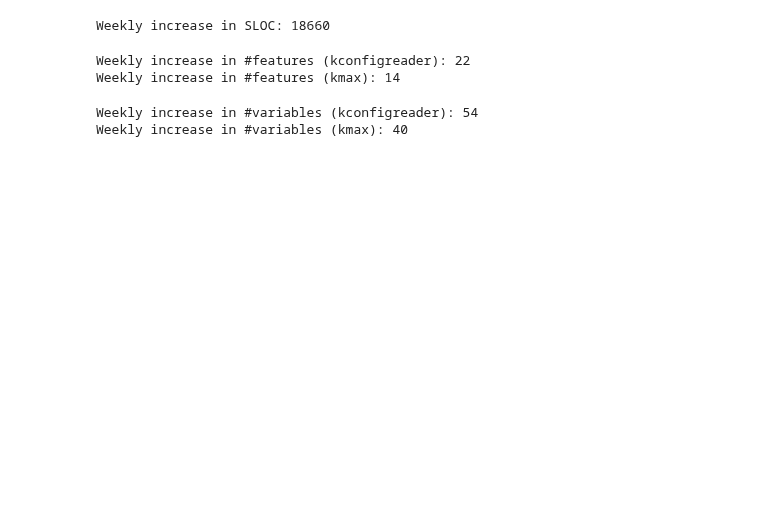
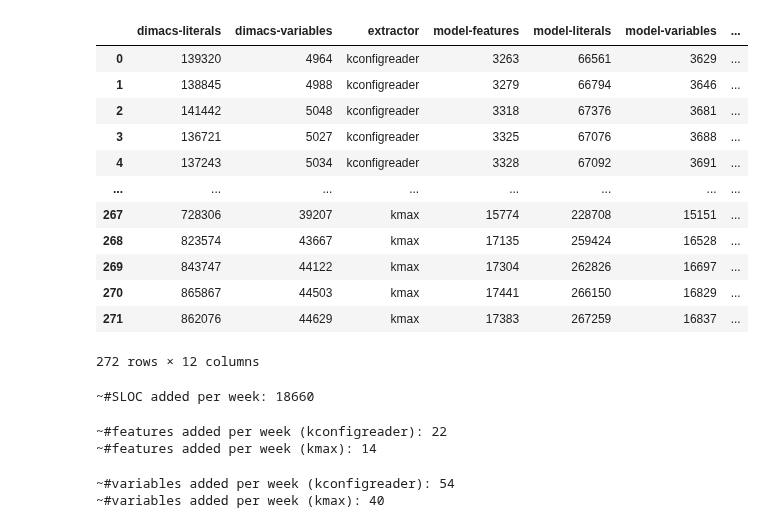
Before and after one commit to ekuiter/torte, a Jupyter notebook: experiments/draft-linux.ipynb, the cells around one changed output. Cells and saved outputs as stored; diff of their text form; code cells hidden in the pictures; blank space fills up the shorter version.

```diff
--- a/experiments/draft-linux.ipynb
+++ b/experiments/draft-linux.ipynb
@@ -9,33 +15,42 @@ import statsmodels
 # %%
-df = pd.read_csv('../output/solve_other_d4.sh/output.csv')
-df['arch'] = df['environment'].map(lambda e: re.findall('\|ARCH=(.*?)\|', e)[0])
-df = df.rename(columns={"committer_date_unix": "committer_date"})
-df['committer_date'] = df['committer_date'].apply(lambda d: pd.to_datetime(d, unit='s'))
-df = df.drop(columns=['kconfig-file', 'environment', 'binding-file', 'model-file', 'dimacs-file', 'dimacs-transformer', 'dimacs-time', 'model-time', 'smt-file', 'smt-time', 'smt-transformer', 'dimacs-analyzer', 'system', 'name', 'committer_date_readable'])
-df['mc'] = (df['model-count']).fillna(0).map(lambda s: len(str(s))) #todo
+df = pd.read_csv('../output-sp2-2023-05-08/solve_other_d4.sh/output.csv')
+df['committer_date'] = df['committer_date_unix'].apply(lambda d: pd.to_datetime(d, unit='s'))
+df = df.drop(columns=['kconfig-file', 'environment', 'binding-file', 'model-file', 'dimacs-file', 'dimacs-transformer', 'dimacs-time', 'model-time', 'smt-file', 'smt-time', 'smt-transformer', 'dimacs-analyzer', 'system', 'name', 'committer_date_readable', 'committer_date_unix'])
+df['model-count-log10'] = (df['model-count']).fillna(0).map(lambda s: len(str(s))) #todo
 df
+# %% [output]
+|  | dimacs-literals | dimacs-variables | extractor | model-features | model-literals | model-variables | ... |
+| 0 | 139320 | 4964 | kconfigreader | 3263 | 66561 | 3629 | ... |
+| 1 | 138845 | 4988 | kconfigreader | 3279 | 66794 | 3646 | ... |
+| 2 | 141442 | 5048 | kconfigreader | 3318 | 67376 | 3681 | ... |
+| 3 | 136721 | 5027 | kconfigreader | 3325 | 67076 | 3688 | ... |
+| 4 | 137243 | 5034 | kconfigreader | 3328 | 67092 | 3691 | ... |
+| ... | ... | ... | ... | ... | ... | ... | ... |
+| 267 | 728306 | 39207 | kmax | 15774 | 228708 | 15151 | ... |
+| 268 | 823574 | 43667 | kmax | 17135 | 259424 | 16528 | ... |
+| 269 | 843747 | 44122 | kmax | 17304 | 262826 | 16697 | ... |
+| 270 | 865867 | 44503 | kmax | 17441 | 266150 | 16829 | ... |
+| 271 | 862076 | 44629 | kmax | 17383 | 267259 | 16837 | ... |
+272 rows × 12 columns
 # %%
-fig = px.scatter(df, x=df['committer_date'], y=df['source_lines_of_code'], hover_data=['revision'], trendline='ols')
-results = px.get_trendline_results(fig)
-print("Weekly increase in SLOC: " + str(int(results.iloc[0]["px_fit_results"].params[1] * pd.to_timedelta(1, unit='d').total_seconds() * 7)))
+fig = px.scatter(df, x='committer_date', y='source_lines_of_code', hover_data=['revision'], trendline='ols')
+print("~#SLOC added per week: " + str(int(added_weekly(fig, 0))))
 fig
 # %% [output]
-Weekly increase in SLOC: 18660
+~#SLOC added per week: 18660
 # %%
-fig = px.scatter(df, x=df['committer_date'], y=df['model-features'], hover_data=['revision'], trendline='ols', color='extractor')
-results = px.get_trendline_results(fig)
-print("Weekly increase in #features (kconfigreader): " + str(int(results.iloc[0]["px_fit_results"].params[1] * pd.to_timedelta(1, unit='d').total_seconds() * 7)))
-print("Weekly increase in #features (kmax): " + str(int(results.iloc[1]["px_fit_results"].params[1] * pd.to_timedelta(1, unit='d').total_seconds() * 7)))
+fig = px.scatter(df, x='committer_date', y='model-features', hover_data=['revision'], trendline='ols', color='extractor')
+print("~#features added per week (kconfigreader): " + str(int(added_weekly(fig, 0))))
+print("~#features added per week (kmax): " + str(int(added_weekly(fig, 1))))
 fig
 # %% [output]
-Weekly increase in #features (kconfigreader): 22
-Weekly increase in #features (kmax): 14
+~#features added per week (kconfigreader): 22
+~#features added per week (kmax): 14
 # %%
-fig = px.scatter(df, x=df['committer_date'], y=df['dimacs-variables'], hover_data=['revision'], trendline='ols', color='extractor')
-results = px.get_trendline_results(fig)
-print("Weekly increase in #variables (kconfigreader): " + str(int(results.iloc[0]["px_fit_results"].params[1] * pd.to_timedelta(1, unit='d').total_seconds() * 7)))
-print("Weekly increase in #variables (kmax): " + str(int(results.iloc[1]["px_fit_results"].params[1] * pd.to_timedelta(1, unit='d').total_seconds() * 7)))
+fig = px.scatter(df, x='committer_date', y='dimacs-variables', hover_data=['revision'], trendline='ols', color='extractor')
+print("~#variables added per week (kconfigreader): " + str(int(added_weekly(fig, 0))))
+print("~#variables added per week (kmax): " + str(int(added_weekly(fig, 1))))
 fig
 # %% [output]
-Weekly increase in #variables (kconfigreader): 54
-Weekly increase in #variables (kmax): 40
+~#variables added per week (kconfigreader): 54
+~#variables added per week (kmax): 40
```
Also changed, not shown: parts of 5 cells of this notebook, 2 other files.
